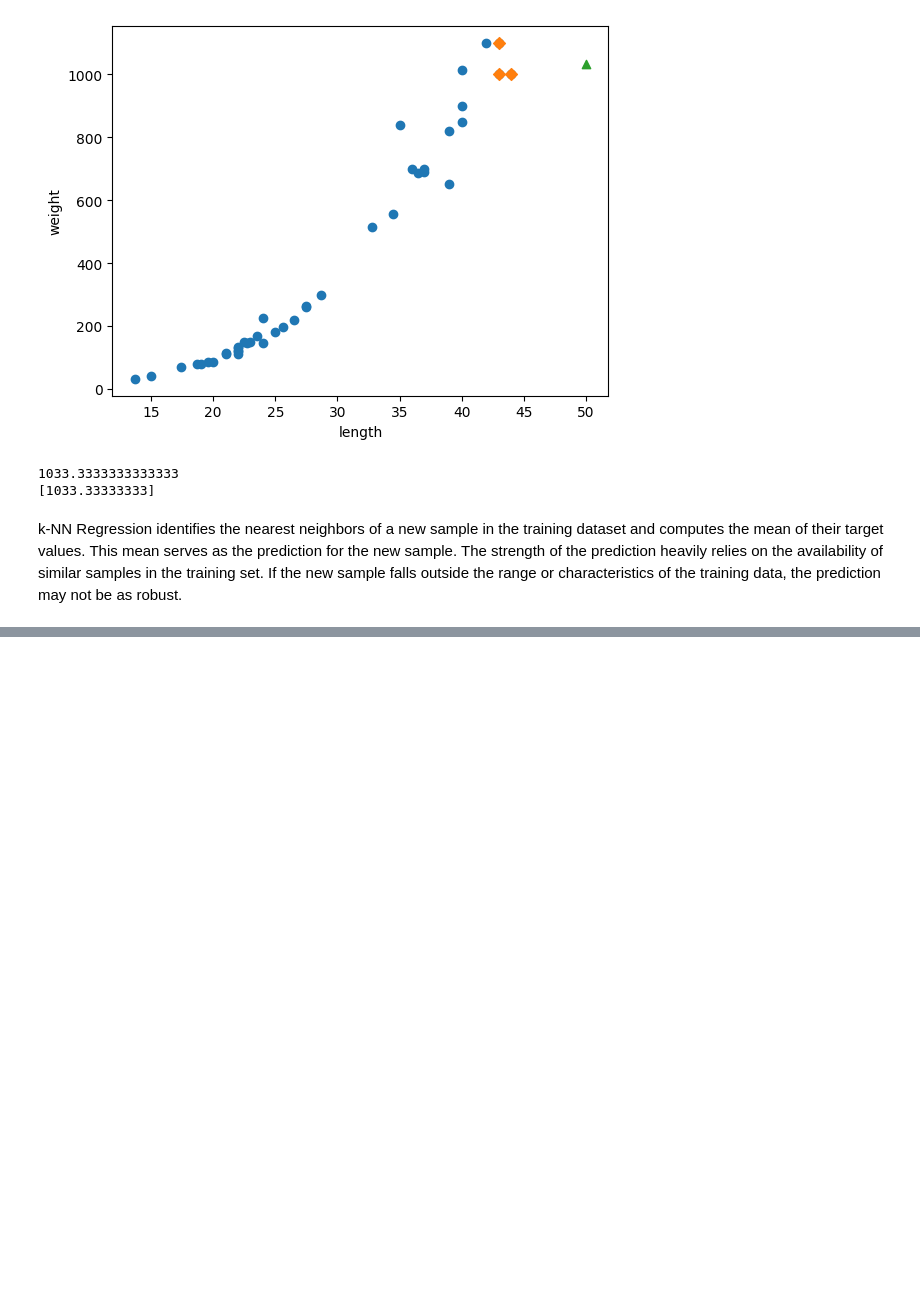
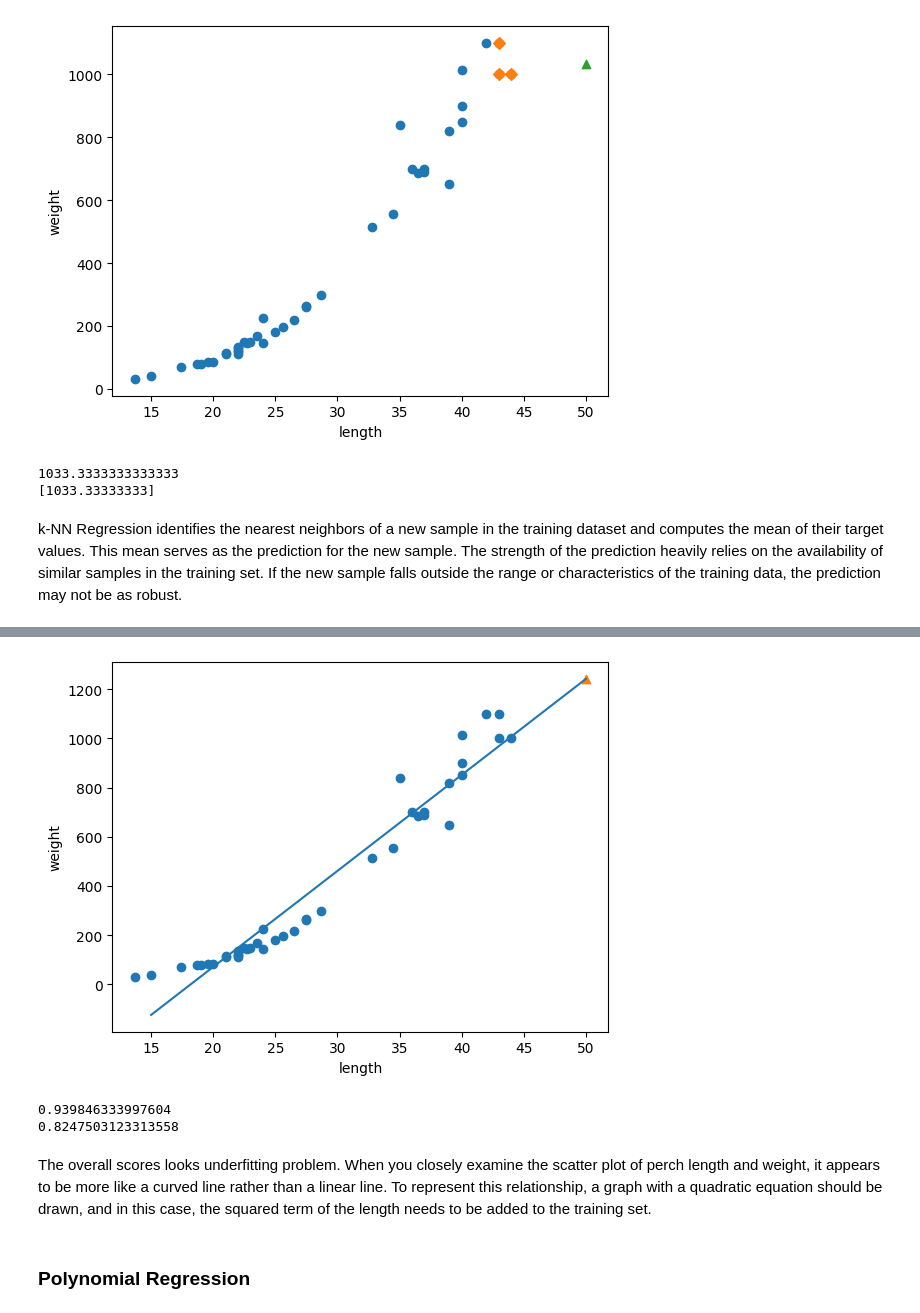
Before and after one commit to MINJILEE-PURDUE/machinelearning, a Jupyter notebook: chapter3_2.ipynb, the cells around one changed output, grey strips where cells are left out. Cells and saved outputs as stored; diff of their text form; code cells hidden in the pictures; blank space fills up the shorter version.

```diff
--- a/chapter3_2.ipynb
+++ b/chapter3_2.ipynb
@@ -61,0 +111,20 @@ k-NN Regression identifies the nearest neighbors of a new sample in the training
+# %%
+plt.scatter(train_input, train_target)
+plt.plot([15, 50],[15*lr.coef_+lr.intercept_,50 * lr.coef_+lr.intercept_,])
+
+plt.scatter(50, 1241.8, marker = '^')
+plt.xlabel('length')
+plt.ylabel('weight')
+plt.show()
+# %% [output]
+[figure, added]
+# %%
+print(lr.score(train_input, train_target))
+print(lr.score(test_input, test_target))
+# %% [output]
+0.939846333997604
+0.8247503123313558
+# %% [markdown]
+The overall scores looks underfitting problem. When you closely examine the scatter plot of perch length and weight, it appears to be more like a curved line rather than a linear line. To represent this relationship, a graph with a quadratic equation should be drawn, and in this case, the squared term of the length needs to be added to the training set.
+# %% [markdown]
+### Polynomial Regression
```
Also changed, not shown: parts of 16 cells of this notebook.
